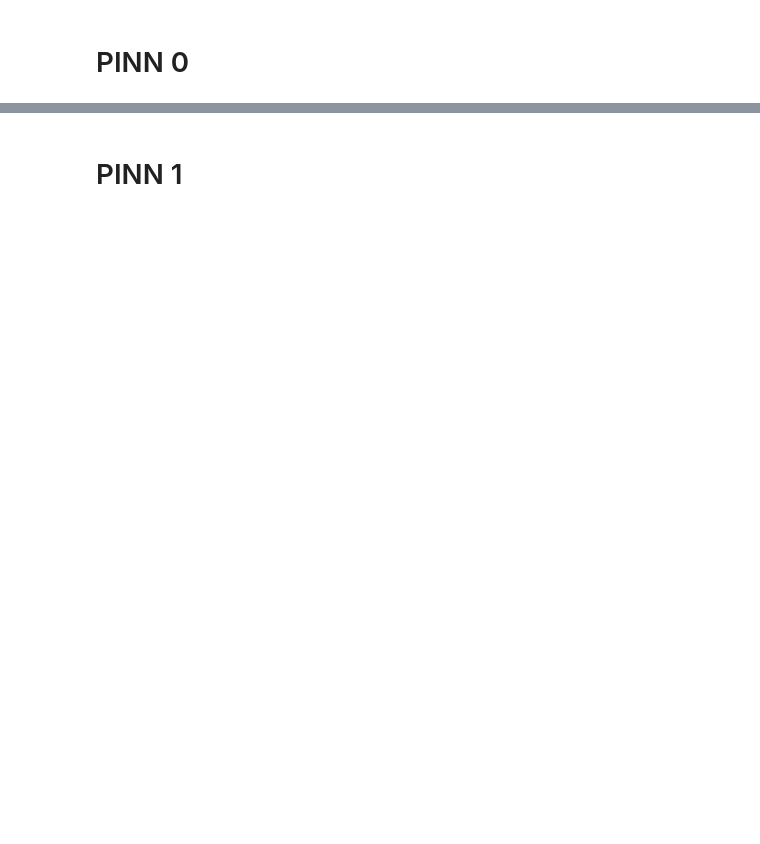
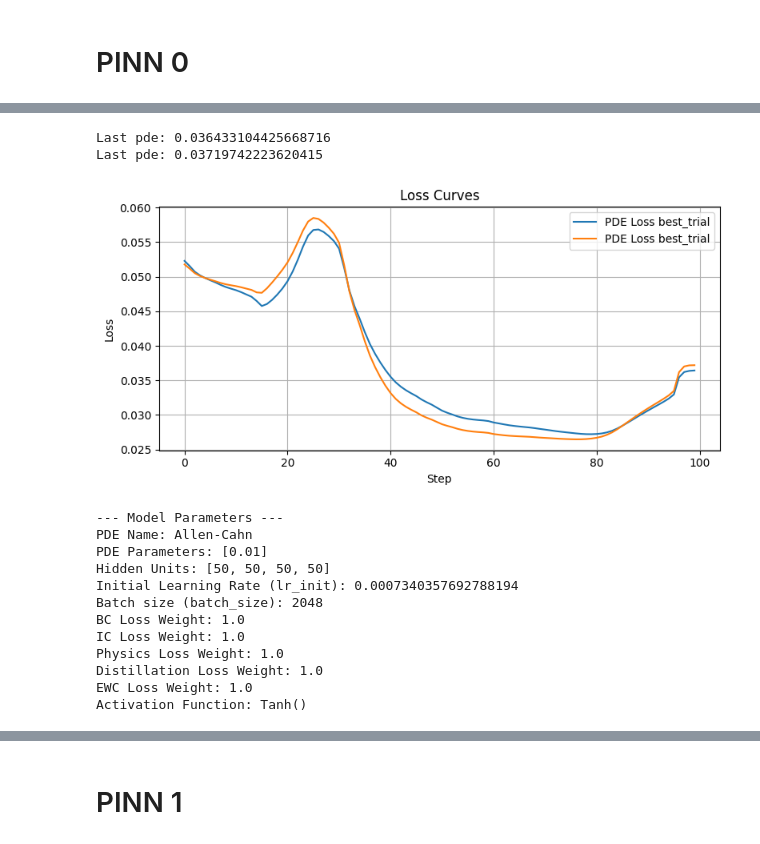
Before and after one commit to claudia181/PinnsStudy, a Jupyter notebook: finetune_ti.ipynb, the cells around one changed output, grey strips where cells are left out. Drawn from its saved outputs; the diff is of its cells as text; code cells hidden in the pictures; blank space fills up the shorter version.

```diff
--- a/finetune_ti.ipynb
+++ b/finetune_ti.ipynb
@@ -65,0 +80,22 @@ Activation Function: Tanh()
+# %%
+best_trial = "best_trial"
+labels = [best_trial, best_trial]
+filepaths=[os.path.join(path, best_trial) + "/train_stats.npy", os.path.join(path, best_trial) + "/test_stats.npy"]
+plot_model_stats(filepaths=filepaths, labels=labels, to_plot=["pde"])
+print_model_info(filepath=os.path.join(path, best_trial) + "/model.pth")
+# %% [output]
+Last pde: 0.036433104425668716
+Last pde: 0.03719742223620415
+[figure, added]
+--- Model Parameters ---
+PDE Name: Allen-Cahn
+PDE Parameters: [0.01]
+Hidden Units: [50, 50, 50, 50]
+Initial Learning Rate (lr_init): 0.0007340357692788194
+Batch size (batch_size): 2048
+BC Loss Weight: 1.0
+IC Loss Weight: 1.0
+Physics Loss Weight: 1.0
+Distillation Loss Weight: 1.0
+EWC Loss Weight: 1.0
+Activation Function: Tanh()
```
Also changed, not shown: parts of 11 cells of this notebook, 6 other files.
